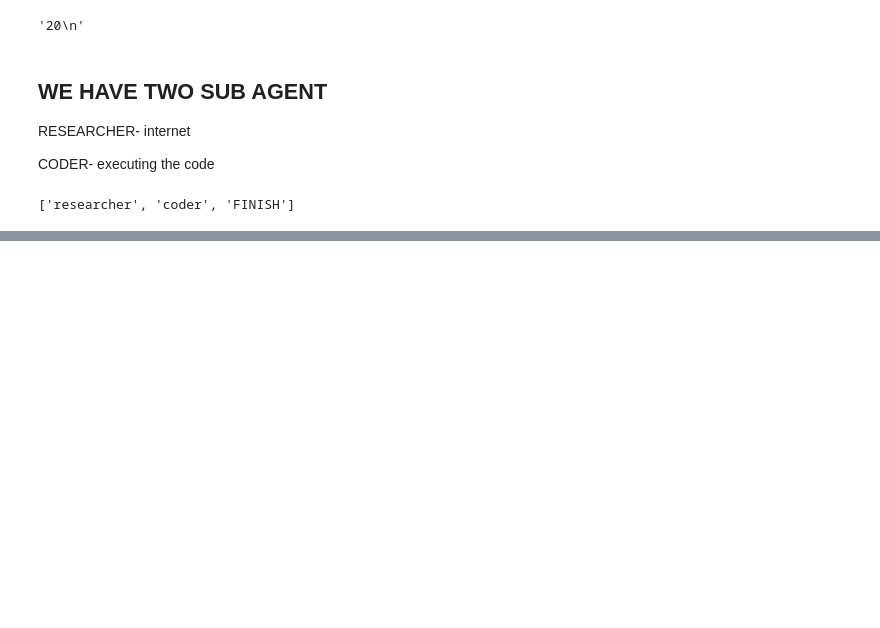
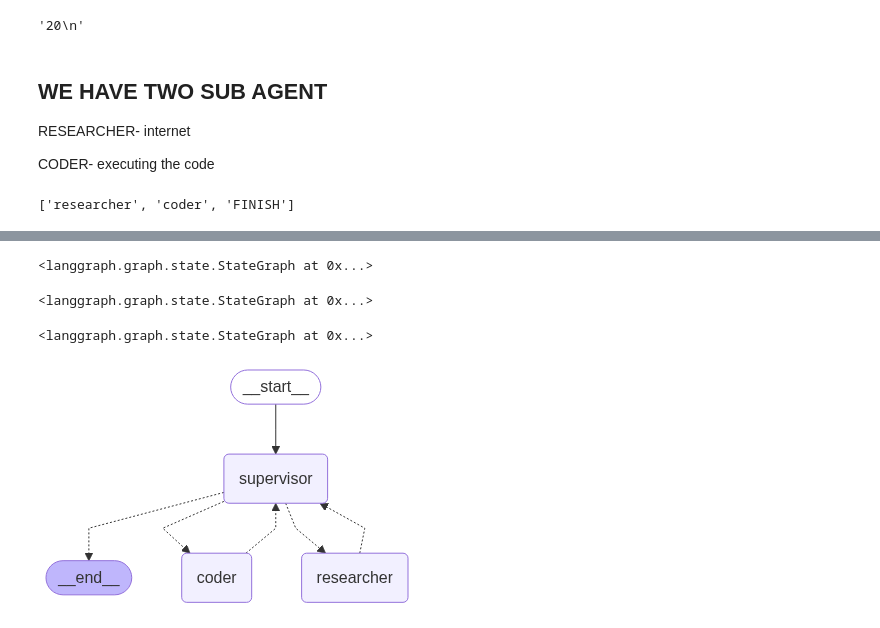
Before and after one commit to MilanMangukiya/Agentic-AI, a Jupyter notebook: 2-Langgraph/supervisor_multiagent.ipynb, the cells around one changed output, grey strips where cells are left out. Saved outputs shown, nothing was run; the diff lists cells and outputs as text; code cells hidden in the pictures; blank space fills up the shorter version.

Commit message:
code update supervisor multiagent

```diff
--- a/2-Langgraph/supervisor_multiagent.ipynb
+++ b/2-Langgraph/supervisor_multiagent.ipynb
@@ -120,0 +194,14 @@ When finished, respond with FINISH.
+# %%
+graph.add_node("researcher", research_agent)
+# %% [output]
+<langgraph.graph.state.StateGraph at 0x...>
+# %%
+graph.add_node("coder", coder_agent)
+# %% [output]
+<langgraph.graph.state.StateGraph at 0x...>
+# %%
+graph.add_edge(START, "supervisor")
+# %% [output]
+<langgraph.graph.state.StateGraph at 0x...>
+# %%
+app=graph.compile()
@@ -120,0 +210,4 @@ When finished, respond with FINISH.
+# %%
+display(Image(app.get_graph().draw_mermaid_png()))
+# %% [output]
+[figure, added]
```
Also changed, not shown: parts of 13 cells of this notebook.
